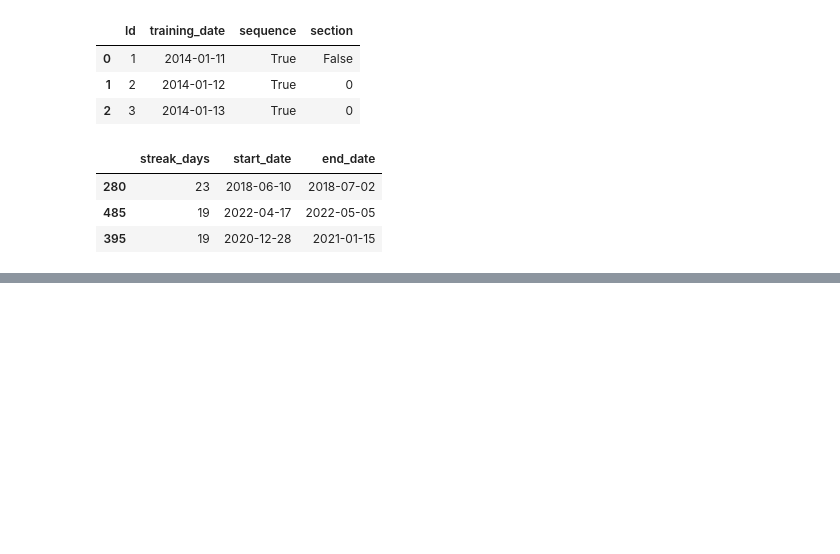
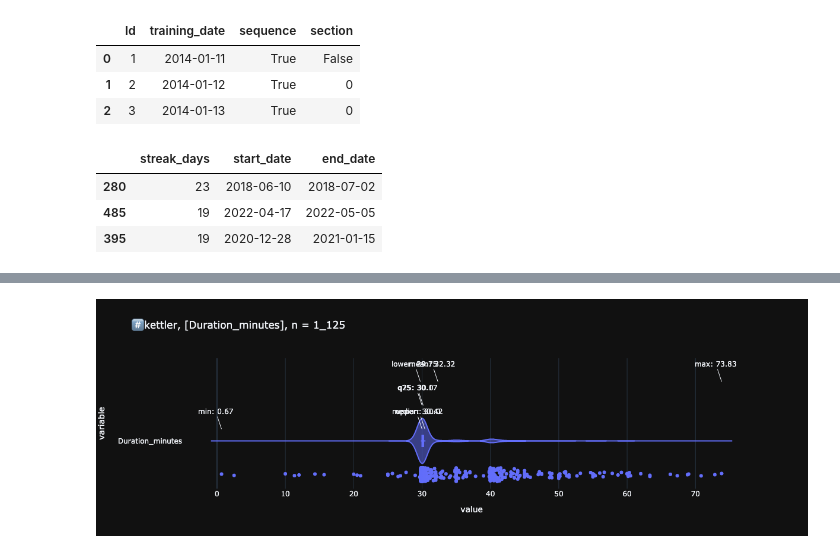
Before and after one commit to smeisegeier/kettler-training-data, a Jupyter notebook: src/python/kettler_1_analysis.ipynb, the cells around one changed output, grey strips where cells are left out. Saved outputs shown, nothing was run; the diff lists cells and outputs as text; code cells hidden in the pictures; blank space fills up the shorter version.

```diff
--- a/src/python/kettler_1_analysis.ipynb
+++ b/src/python/kettler_1_analysis.ipynb
@@ -255,0 +278,4 @@ _fig.write_image('img/top20streaks.png')
+# %%
+plot_box(df_training['Duration_minutes'], height=400, violin=True, caption='kettler', points='all')
+# %% [output]
+[figure, added]
```
Also changed, not shown: parts of 10 cells of this notebook, 10 other files.
